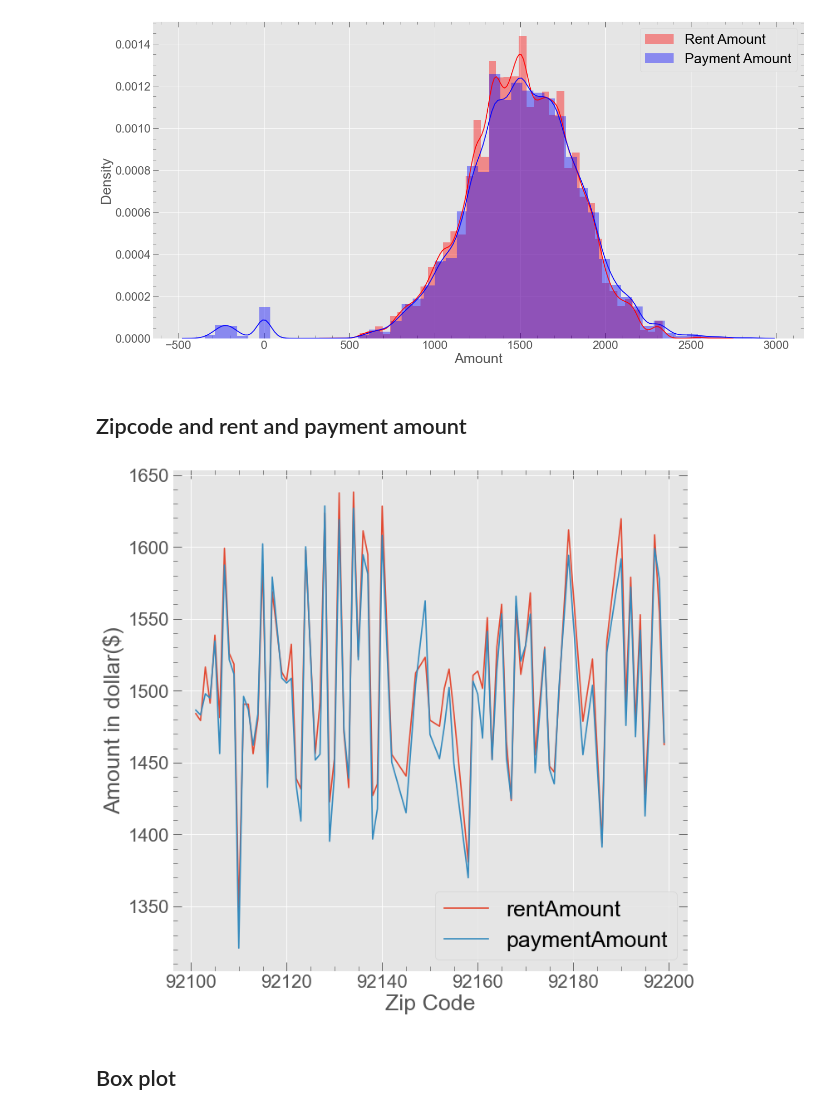
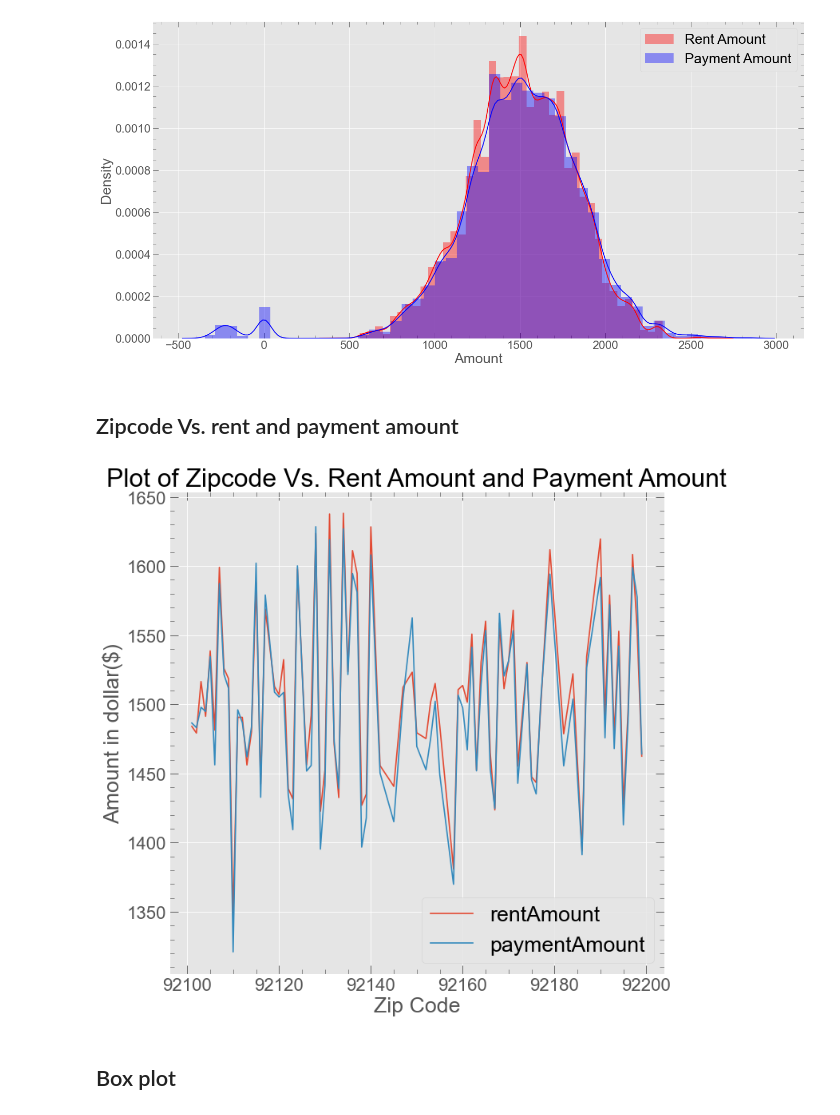
Before and after one commit to pandeysudip/Rental, a Jupyter notebook: 2.Data_Visulization.ipynb, the cells around one changed output. Saved outputs shown, nothing was run; the diff lists cells and outputs as text; code cells hidden in the pictures.

Commit message:
Different Plots

```diff
--- a/2.Data_Visulization.ipynb
+++ b/2.Data_Visulization.ipynb
@@ -393,16 +397,19 @@ plt.show()
 # %% [output]
 [figure]
 # %% [markdown]
-## Zipcode and rent and payment amount
+## Zipcode Vs. rent and payment amount
 # %%
+#Using groupby to group data according to zipcode
 zip_df=rent_df.groupby('houseZip')['rentAmount', 'paymentAmount'].mean().reset_index()
+#Plottinf the data
 fig, ax = plt.subplots(figsize=(10,10))
 zip_df.plot(x="houseZip", y=["rentAmount", "paymentAmount"], ax=ax)
 ax.set_ylabel("Amount in dollar($)")
 ax.set_xlabel("Zip Code")
+plt.title("Plot of Zipcode Vs. Rent Amount and Payment Amount")
 plt.show()
 # %% [output]
-[figure, old version]
+[figure, new version]
 # %% [markdown]
 ## Box plot
 # %%
```
Also changed, not shown: parts of 12 cells of this notebook.
